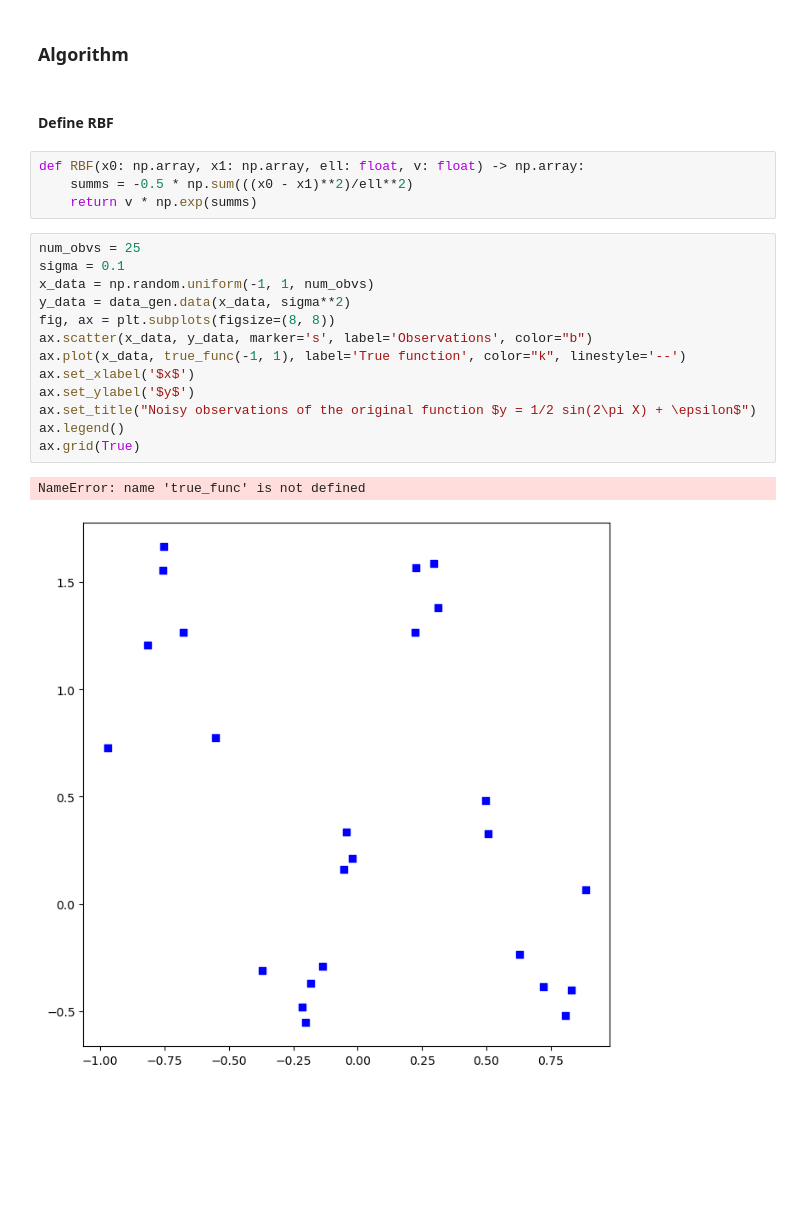
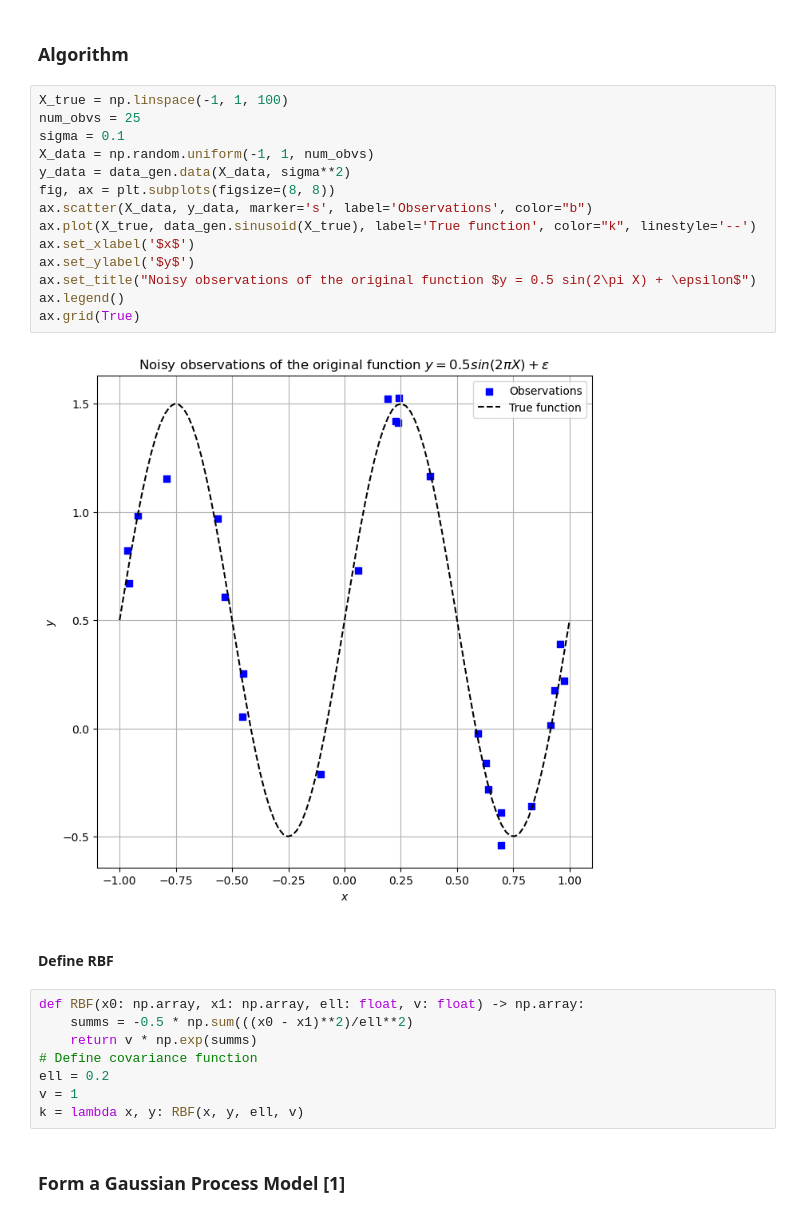
Before and after one commit to jrobo-gith/Regression-techniques-from-scratch, a Jupyter notebook: regression_models/GPR.ipynb, the cells around one changed output. Cells and saved outputs as stored; diff of their text form; blank space fills up the shorter version.

```diff
--- a/regression_models/GPR.ipynb
+++ b/regression_models/GPR.ipynb
@@ -18,25 +16,31 @@ where $v,\ell_i >0, i=1, ..., d$ are hyperparameters. <br>
 For each of these covariance functions, $v$ is known as the $\textbf{signal variance}$ or $\textbf{signal strength}$. The bigger it is, the more the GP $f(x)$ will vary about the mean.
 # %% [markdown]
 ### Algorithm
-# %% [markdown]
-#### Define RBF
-# %%
-def RBF(x0: np.array, x1: np.array, ell: float, v: float) -> np.array:
-    summs = -0.5 * np.sum(((x0 - x1)**2)/ell**2)
-    return v * np.exp(summs)
 # %%
+X_true = np.linspace(-1, 1, 100)
 num_obvs = 25
 sigma = 0.1
-x_data = np.random.uniform(-1, 1, num_obvs)
-y_data = data_gen.data(x_data, sigma**2)
+X_data = np.random.uniform(-1, 1, num_obvs)
+y_data = data_gen.data(X_data, sigma**2)
 fig, ax = plt.subplots(figsize=(8, 8))
-ax.scatter(x_data, y_data, marker='s', label='Observations', color="b")
-ax.plot(x_data, true_func(-1, 1), label='True function', color="k", linestyle='--')
+ax.scatter(X_data, y_data, marker='s', label='Observations', color="b")
+ax.plot(X_true, data_gen.sinusoid(X_true), label='True function', color="k", linestyle='--')
 ax.set_xlabel('$x$')
 ax.set_ylabel('$y$')
-ax.set_title("Noisy observations of the original function $y = 1/2 sin(2\pi X) + \epsilon$")
+ax.set_title("Noisy observations of the original function $y = 0.5 sin(2\pi X) + \epsilon$")
 ax.legend()
 ax.grid(True)
 # %% [output]
-NameError: name 'true_func' is not defined
-[figure, old version]
+[figure, new version]
+# %% [markdown]
+#### Define RBF
+# %%
+def RBF(x0: np.array, x1: np.array, ell: float, v: float) -> np.array:
+    summs = -0.5 * np.sum(((x0 - x1)**2)/ell**2)
+    return v * np.exp(summs)
+# Define covariance function
+ell = 0.2
+v = 1
+k = lambda x, y: RBF(x, y, ell, v)
+# %% [markdown]
+### Form a Gaussian Process Model [1]
```
Also changed, not shown: parts of 5 cells of this notebook, 2 other files.
